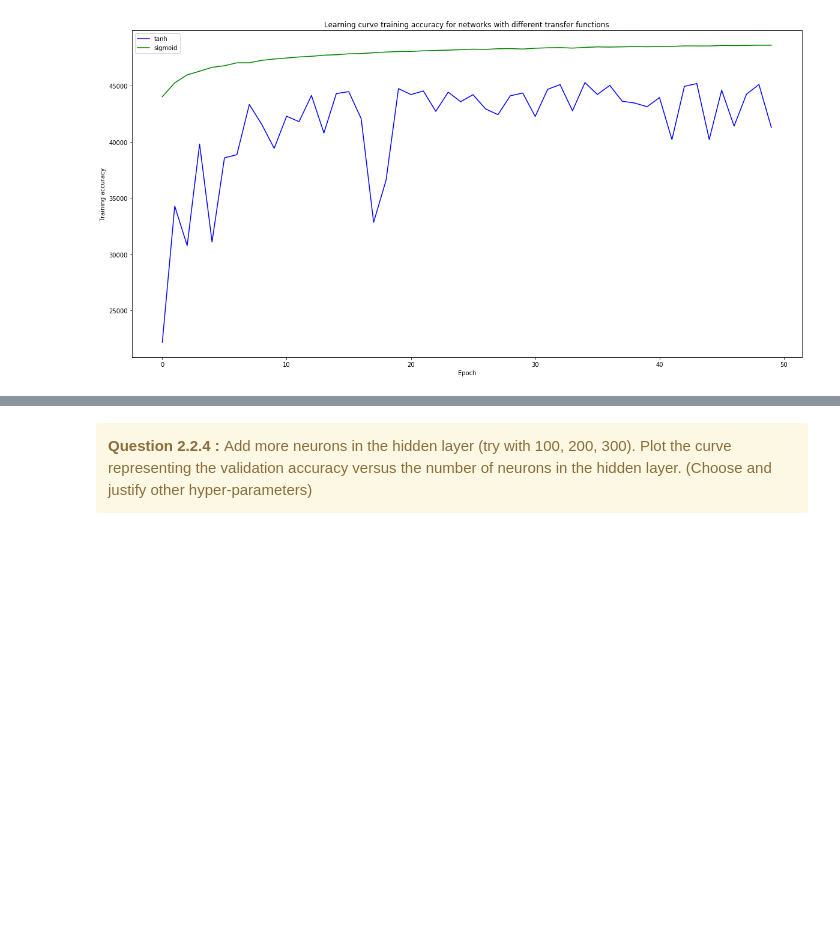
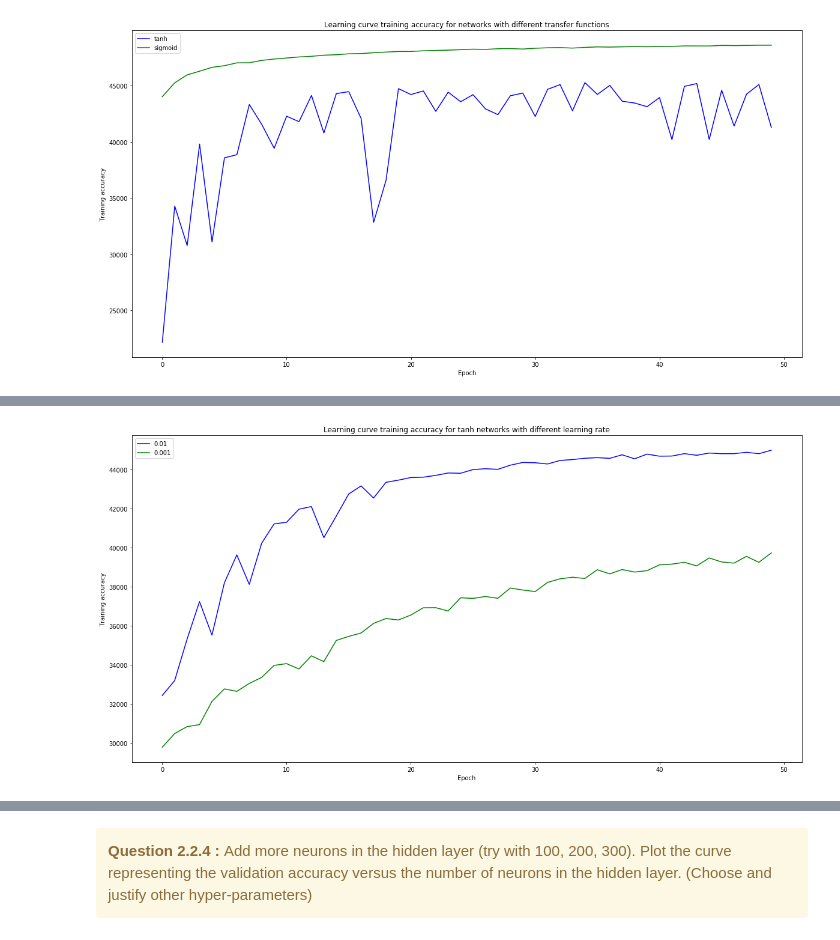
Before and after one commit to MatteoRomiti/DeepLearningLabs, a Jupyter notebook: lab1/TP1-notebook.ipynb, the cells around one changed output, grey strips where cells are left out. Drawn from its saved outputs; the diff is of its cells as text; code cells hidden in the pictures; blank space fills up the shorter version.

Commit message:
add more comments, fix prediction, add more tests with tanh transfer function

```diff
--- a/lab1/TP1-notebook.ipynb
+++ b/lab1/TP1-notebook.ipynb
@@ -571,0 +595,10 @@ plt.show()
+# %%
+#Your implementation goes here
+#we implemented a .setTransferFunction function that allows to set the transfer function and its derivative
+
+my_mnist_net_tanh_lowerLR = NeuralNetwork(input_layer_size=784, hidden_layer_size=30, output_layer_size=10, learning_rate=0.01)
+
+my_mnist_net_tanh_lowerLR.set_transfer_function(tanh, dtanh)
+
+#we train the network
+(training_accuracy_tanh_lowerLR, error_tanh_lowerLR, validation_accuracy_tanh_lowerLR) = my_mnist_net_tanh_lowerLR.train(training_data, validation_data)
@@ -571,0 +623,10 @@ plt.show()
+# %%
+#Your implementation goes here
+#we implemented a .setTransferFunction function that allows to set the transfer function and its derivative
+
+my_mnist_net_tanh_lowerLR2 = NeuralNetwork(input_layer_size=784, hidden_layer_size=30, output_layer_size=10, learning_rate=0.001)
+
+my_mnist_net_tanh_lowerLR2.set_transfer_function(tanh, dtanh)
+
+#we train the network
+(training_accuracy_tanh_lowerLR2, error_tanh_lowerLR2, validation_accuracy_tanh_lowerLR2) = my_mnist_net_tanh_lowerLR2.train(training_data, validation_data)
@@ -571,0 +651,15 @@ plt.show()
+# %%
+#we plot the training accuracy curve
+fig = plt.figure(figsize=(20,10))
+x = np.arange(len(training_accuracy_tanh_lowerLR))
+plt.plot(x, training_accuracy_tanh_lowerLR, "b-", label="0.01")
+#we plot it against the same network with sigmoid as transfer function
+x = np.arange(len(training_accuracy_tanh_lowerLR2))
+plt.plot(x, training_accuracy_tanh_lowerLR2, "g-", label="0.001")
+plt.xlabel("Epoch")
+plt.ylabel("Training accuracy")
+plt.legend()
+plt.title("Learning curve training accuracy for tanh networks with different learning rate")
+plt.show()
+# %% [output]
+[figure, added]
```
Also changed, not shown: parts of 11 cells of this notebook, 1 other file.
